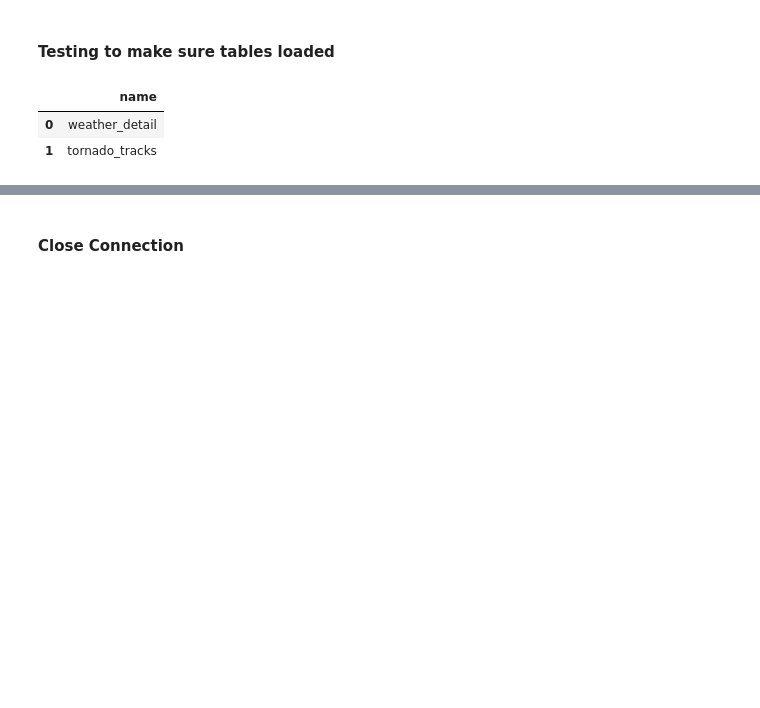
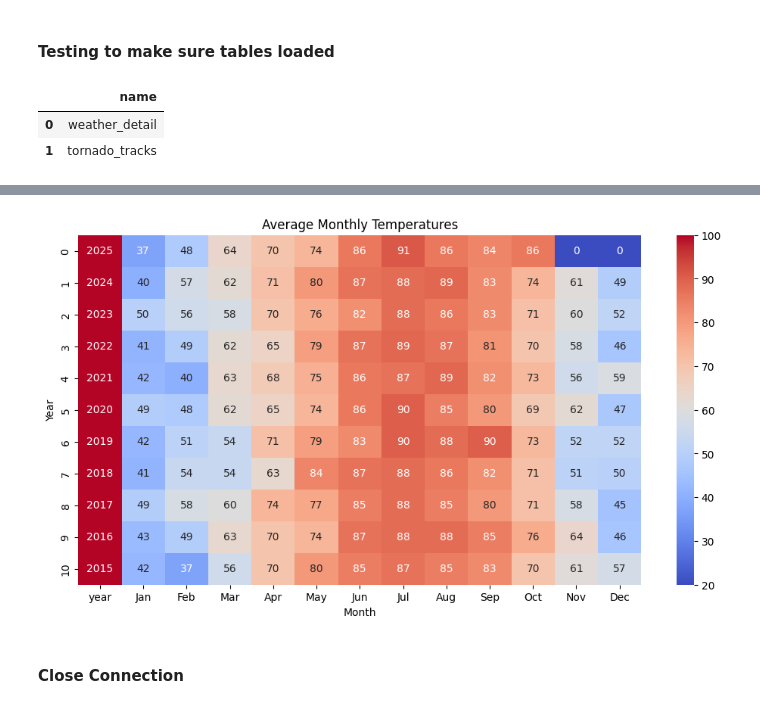
Before and after one commit to eugeniaduke/Is_Tornado_Activity_Increasing, a Jupyter notebook: Notebooks/Tornado_Tracks_Database.ipynb, the cells around one changed output, grey strips where cells are left out. Saved outputs shown, nothing was run; the diff lists cells and outputs as text; code cells hidden in the pictures; blank space fills up the shorter version.

```diff
--- a/Notebooks/Tornado_Tracks_Database.ipynb
+++ b/Notebooks/Tornado_Tracks_Database.ipynb
@@ -123,0 +194,22 @@ df
+# %%
+avg_temps='''
+SELECT strftime('%Y', date) AS year,
+       AVG(CASE WHEN strftime('%m', date) = '01' THEN tmax END) AS Jan,
+       AVG(CASE WHEN strftime('%m', date) = '02' THEN tmax END) AS Feb,
+       AVG(CASE WHEN strftime('%m', date) = '03' THEN tmax END) AS Mar,
+       AVG(CASE WHEN strftime('%m', date) = '04' THEN tmax END) AS Apr,
+       AVG(CASE WHEN strftime('%m', date) = '05' THEN tmax END) AS May,
+       AVG(CASE WHEN strftime('%m', date) = '06' THEN tmax END) AS Jun,
+       AVG(CASE WHEN strftime('%m', date) = '07' THEN tmax END) AS Jul,
+       AVG(CASE WHEN strftime('%m', date) = '08' THEN tmax END) AS Aug,
+       AVG(CASE WHEN strftime('%m', date) = '09' THEN tmax END) AS Sep,
+       AVG(CASE WHEN strftime('%m', date) = '10' THEN tmax END) AS Oct,
+       AVG(CASE WHEN strftime('%m', date) = '11' THEN tmax END) AS Nov,
+       AVG(CASE WHEN strftime('%m', date) = '12' THEN tmax END) AS Dec
+FROM weather_detail
+GROUP BY year
+ORDER BY year DESC;
+'''
+
+avg_temps = pd.read_sql(avg_temps, connection)
+avg_temps
@@ -123,0 +229,5 @@ df
+# %%
+avg_temps = avg_temps.fillna(0)
+avg_temps_round = avg_temps.round(0).astype(int)
+
+avg_temps_round
@@ -124,3 +247,14 @@ df
+# %%
+plt.figure(figsize=(12,6))
+sns.heatmap(avg_temps_round, cmap="coolwarm", annot=True, fmt=".0f",
+            vmin=20, vmax=100)   # adjust to climate range
+
+plt.title("Average Monthly Temperatures")
+plt.xlabel("Month")
+plt.ylabel("Year")
+plt.show()
+# %% [output]
+[figure, added]
 # %% [markdown]
 #### Close Connection
 # %%
```
Also changed, not shown: parts of 15 cells of this notebook, 2 other files.
